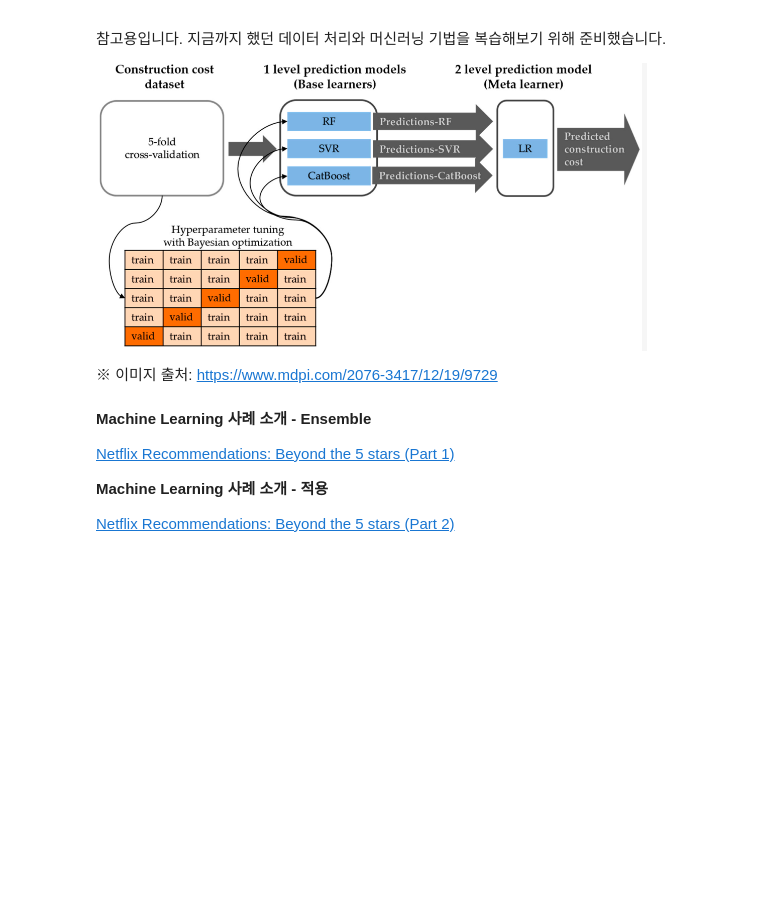
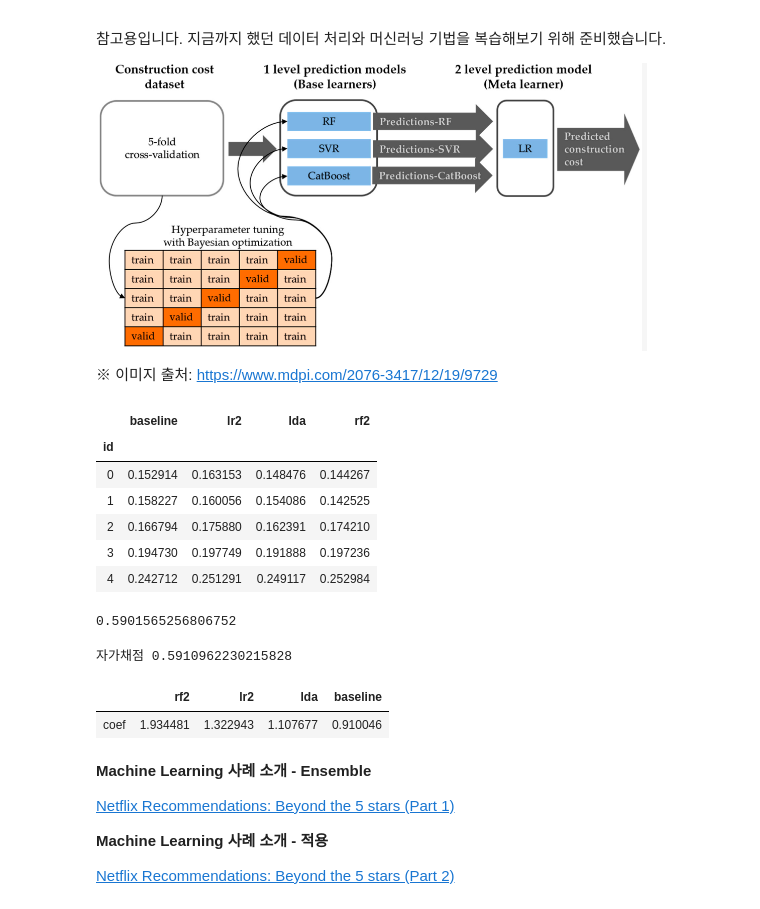
Before and after one commit to sunkusun9/DS_lv3_2609_2, a Jupyter notebook: sec_ds_lv3_prob1_kaggle.ipynb, the cells around one changed output. Cells and saved outputs as stored; diff of their text form; code cells hidden in the pictures; blank space fills up the shorter version.

```diff
--- a/sec_ds_lv3_prob1_kaggle.ipynb
+++ b/sec_ds_lv3_prob1_kaggle.ipynb
@@ -478,6 +650,51 @@ print("자가채점", roc_auc_score(s_kaggle_ans, prd))
 ![image.png](embedded-picture-1)
 
 ※ 이미지 출처: https://www.mdpi.com/2076-3417/12/19/9729
+# %%
+from sklearn.model_selection import cross_val_predict
+
+models = [
+    ('baseline', clf_lr), # LR + SFS
+    ('lr2', clf_lr2), # LR.2: LR + feature PCA
+    ('lda', clf_lda), # LDA
+    ('rf2', clf_rf2), # RF + LDA
+]
+
+df_cv = pd.concat([
+    pd.Series(
+        cross_val_predict(
+            clf, df_train[X_all], df_train['failure'], groups = df_train['product_code'], cv = gkf, method='predict_proba'
+        )[:, 1], index =df_train.index, name = name
+    ) for name, clf in models
+], axis=1)
+df_cv.head()
+# %% [output]
+|  | baseline | lr2 | lda | rf2 |
+| id |  |  |  |  |
+| 0 | 0.152914 | 0.163153 | 0.148476 | 0.144267 |
+| 1 | 0.158227 | 0.160056 | 0.154086 | 0.142525 |
+| 2 | 0.166794 | 0.175880 | 0.162391 | 0.174210 |
+| 3 | 0.194730 | 0.197749 | 0.191888 | 0.197236 |
+| 4 | 0.242712 | 0.251291 | 0.249117 | 0.252984 |
+# %%
+from sklearn.model_selection import cross_val_score
+clf_meta = LogisticRegression(solver = 'lbfgs')
+scores = cross_val_score(
+    clf_meta, df_cv, df_train['failure'], groups = df_train['product_code'], cv = gkf, scoring = 'roc_auc'
+)
+np.mean(scores)
+# %% [output]
+0.5901565256806752
+# %%
+prd = clf_meta.fit(df_cv, df_train['failure']).predict_proba(df_vt)[:, 1]
+print("자가채점", roc_auc_score(s_kaggle_ans, prd))
+# %% [output]
+자가채점 0.5910962230215828
+# %%
+pd.Series(clf_meta.coef_[0], index = df_cv.columns).sort_values(ascending = False).rename('coef').to_frame().T
+# %% [output]
+|  | rf2 | lr2 | lda | baseline |
+| coef | 1.934481 | 1.322943 | 1.107677 | 0.910046 |
 # %% [markdown]
 **Machine Learning 사례 소개 - Ensemble**
 
```
Also changed, not shown: parts of 18 cells of this notebook.
